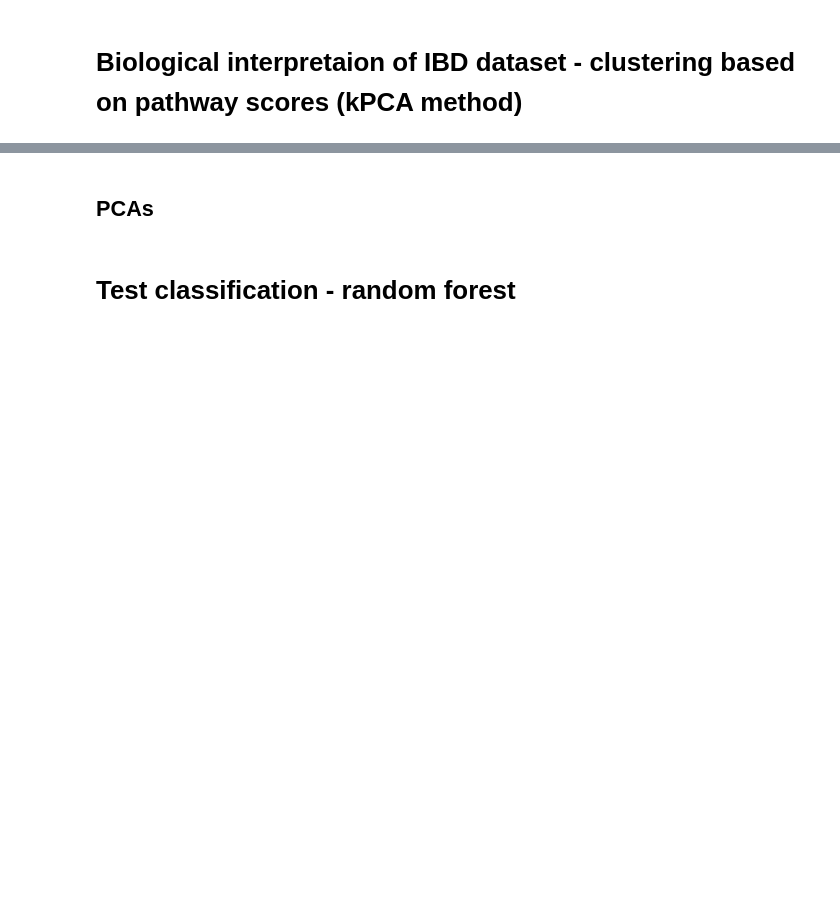
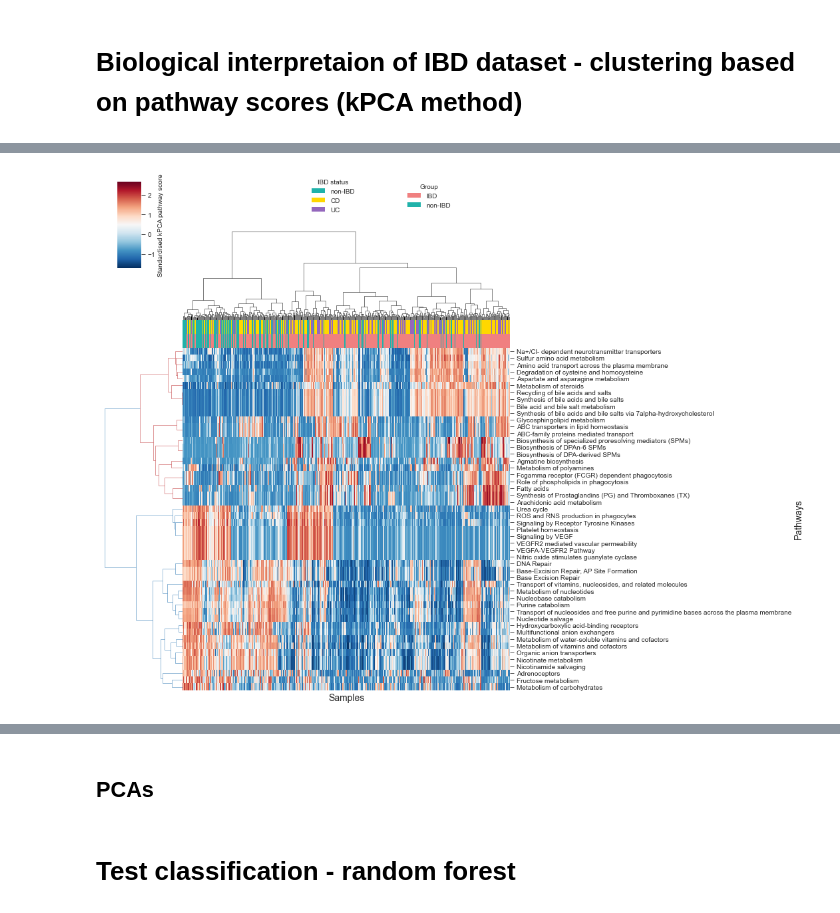
Before and after one commit to cwieder/sspa-in-metabolomics, a Jupyter notebook: Application/sspa_IBD_applications.ipynb, the cells around one changed output, grey strips where cells are left out. Cells and saved outputs as stored; diff of their text form; code cells hidden in the pictures; blank space fills up the shorter version.

```diff
--- a/Application/sspa_IBD_applications.ipynb
+++ b/Application/sspa_IBD_applications.ipynb
@@ -352,37 +408,35 @@ g = sns.clustermap(scores_df.iloc[:, :-2].T,
                   cbar_kws={'label': 'Standardised kPCA pathway score'},
                   cbar_pos=(0.05, 0.9, 0.05, 0.18),
                   tree_kws={'colors':'black'})
 dendro_cols = sns.color_palette("RdBu_r")
 g.ax_heatmap.set_xlabel("Samples", fontsize=14)
 g.ax_heatmap.set_ylabel("Pathways", fontsize=14)
+
+top50_dict = dict(zip(range(0, 50), top50paths))
+top50_map = [top50_dict[i] for i in g.dendrogram_row.reordered_ind]
 g.ax_heatmap.set_yticklabels([pathway_names[i] for i in top50_map])
 
 # legends
 from matplotlib.pyplot import gcf
 for label in ibd_status:
     if label == "nonIBD":
         g.ax_col_dendrogram.bar(0, 0, color=colors_dict[label], label="non-IBD", linewidth=0)
 
     else:
         g.ax_col_dendrogram.bar(0, 0, color=colors_dict[label], label=label, linewidth=0)
 
 l1 = g.ax_col_dendrogram.legend(title='IBD status', loc="center", ncol=1, bbox_to_anchor=(0.5, 1.05), bbox_transform=gcf().transFigure)
 
 for label in list(set(ibd_data_orig["Group"])):
     g.ax_row_dendrogram.bar(0, 0, color=group_dict[label], label=label, linewidth=0)
 
 l2 = g.ax_row_dendrogram.legend(title='Group', loc="center", ncol=1, bbox_to_anchor=(0.7, 1.05), bbox_transform=gcf().transFigure)
 
 # set dendrogram colours
 for l in g.ax_row_dendrogram.collections:
     l.set_edgecolor([dendro_cols[5] for i in range(0, 25)] + [dendro_cols[0] for i in range(0, 25)] )
 
-# set y label colours
-ytickcols = [dendro_cols[5] for i in range(lastcluster1_ind+1)]+ [dendro_cols[0] for i in range(lastcluster1_ind+1, 50)]
-[t.set_color(ytickcols[n]) for n, t in enumerate(g.ax_heatmap.get_yticklabels())]
-
-plt.style.use("seaborn-ticks")
-
-plt.savefig("hpc_figures/IBD_cluster_kPCA_top50.png", dpi=350, transparent=True, bbox_inches='tight')
 
 plt.show()
+# %% [output]
+[figure, added]
```
Also changed, not shown: parts of 16 cells of this notebook.
